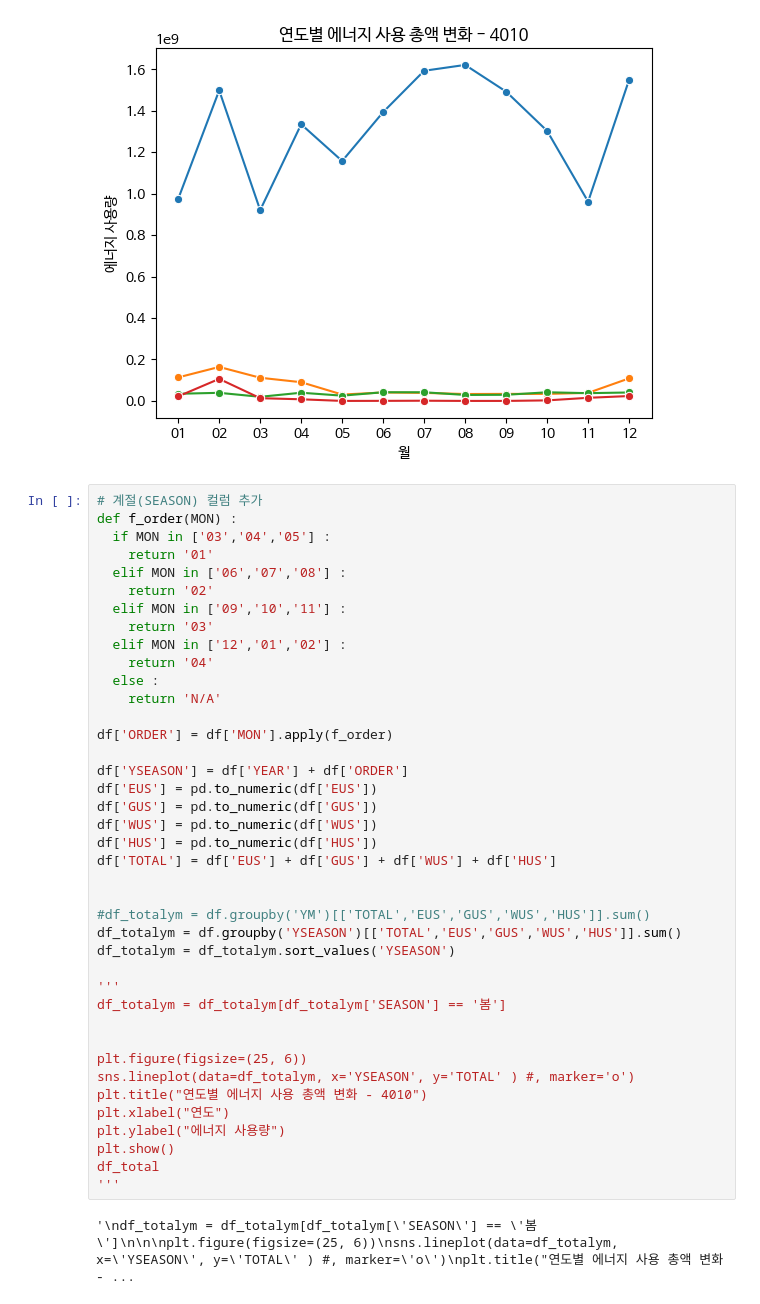
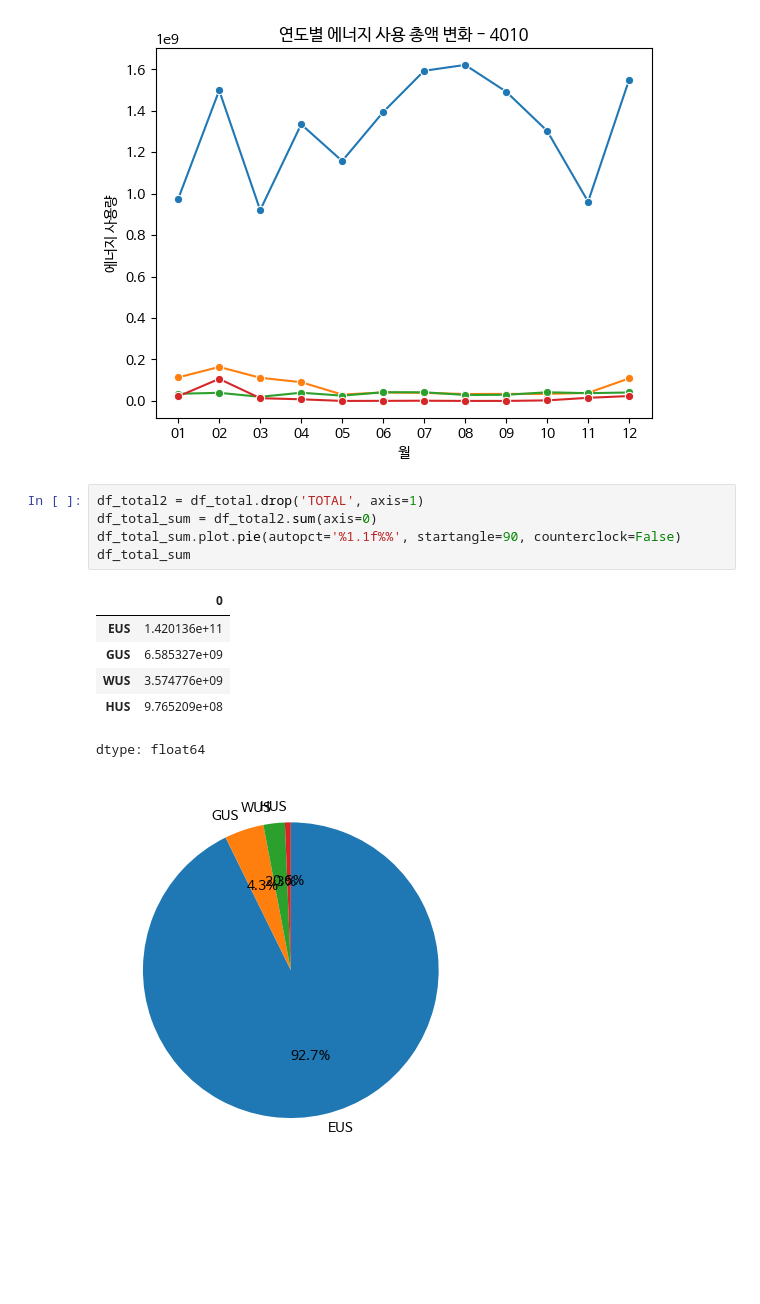
Before and after one commit to shyoonCS/DataAnalysis, a Jupyter notebook: Report202502.ipynb, the cells around one changed output. Cells and saved outputs as stored; diff of their text form; blank space fills up the shorter version.

```diff
--- a/Report202502.ipynb
+++ b/Report202502.ipynb
@@ -196,45 +197,16 @@ Try using .loc[row_indexer,col_indexer] = value instead
 See the caveats in the documentation: https://pandas.pydata.org/pandas-docs/stable/user_guide/indexing.html#returning-a-view-versus-a-copy
   df2019['TOTAL'] =  df2019['EUS'] + df2019['GUS'] + df2019['WUS'] + df2019['HUS']
 [figure]
-# %%
-# 계절(SEASON) 컬럼 추가
-def f_order(MON) :
-  if MON in ['03','04','05'] :
-    return '01'
-  elif MON in ['06','07','08'] :
-    return '02'
-  elif MON in ['09','10','11'] :
-    return '03'
-  elif MON in ['12','01','02'] :
-    return '04'
-  else :
-    return 'N/A'
-
-df['ORDER'] = df['MON'].apply(f_order)
-
-df['YSEASON'] = df['YEAR'] + df['ORDER']
-df['EUS'] = pd.to_numeric(df['EUS'])
-df['GUS'] = pd.to_numeric(df['GUS'])
-df['WUS'] = pd.to_numeric(df['WUS'])
-df['HUS'] = pd.to_numeric(df['HUS'])
-df['TOTAL'] = df['EUS'] + df['GUS'] + df['WUS'] + df['HUS']
-
-
-#df_totalym = df.groupby('YM')[['TOTAL','EUS','GUS','WUS','HUS']].sum()
-df_totalym = df.groupby('YSEASON')[['TOTAL','EUS','GUS','WUS','HUS']].sum()
-df_totalym = df_totalym.sort_values('YSEASON')
-
-'''
-df_totalym = df_totalym[df_totalym['SEASON'] == '봄']
-
-
-plt.figure(figsize=(25, 6))
-sns.lineplot(data=df_totalym, x='YSEASON', y='TOTAL' ) #, marker='o')
-plt.title("연도별 에너지 사용 총액 변화 - 4010")
-plt.xlabel("연도")
-plt.ylabel("에너지 사용량")
-plt.show()
-df_total
-'''
-# %% [output]
-'\ndf_totalym = df_totalym[df_totalym[\'SEASON\'] == \'봄\']\n\n\nplt.figure(figsize=(25, 6))\nsns.lineplot(data=df_totalym, x=\'YSEASON\', y=\'TOTAL\' ) #, marker=\'o\')\nplt.title("연도별 에너지 사용 총액 변화 - ...
+# %%
+df_total2 = df_total.drop('TOTAL', axis=1)
+df_total_sum = df_total2.sum(axis=0)
+df_total_sum.plot.pie(autopct='%1.1f%%', startangle=90, counterclock=False)
+df_total_sum
+# %% [output]
+|  | 0 |
+| EUS | 1.420136e+11 |
+| GUS | 6.585327e+09 |
+| WUS | 3.574776e+09 |
+| HUS | 9.765209e+08 |
+dtype: float64
+[figure, added]
```
Also changed, not shown: parts of 5 cells of this notebook.
